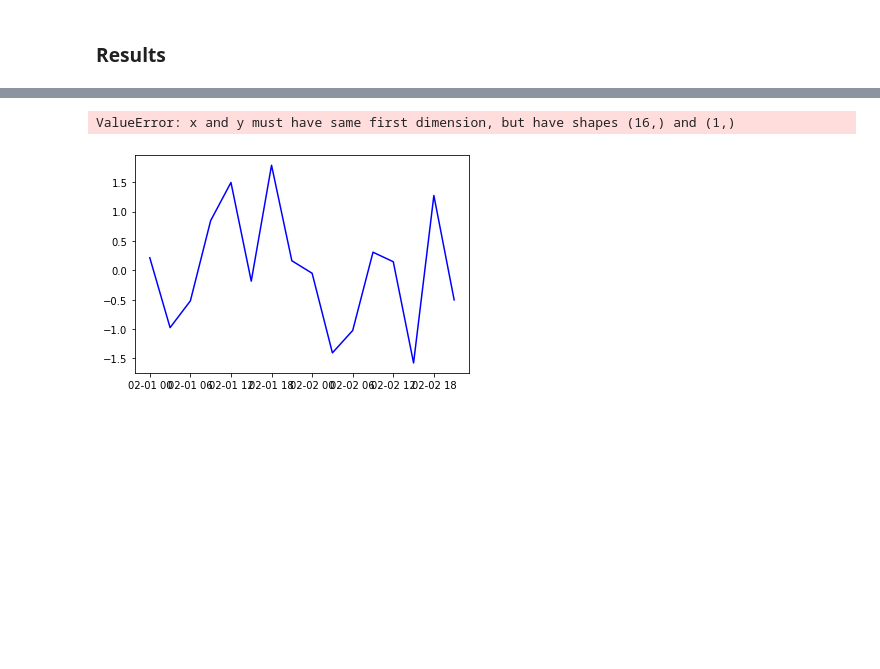
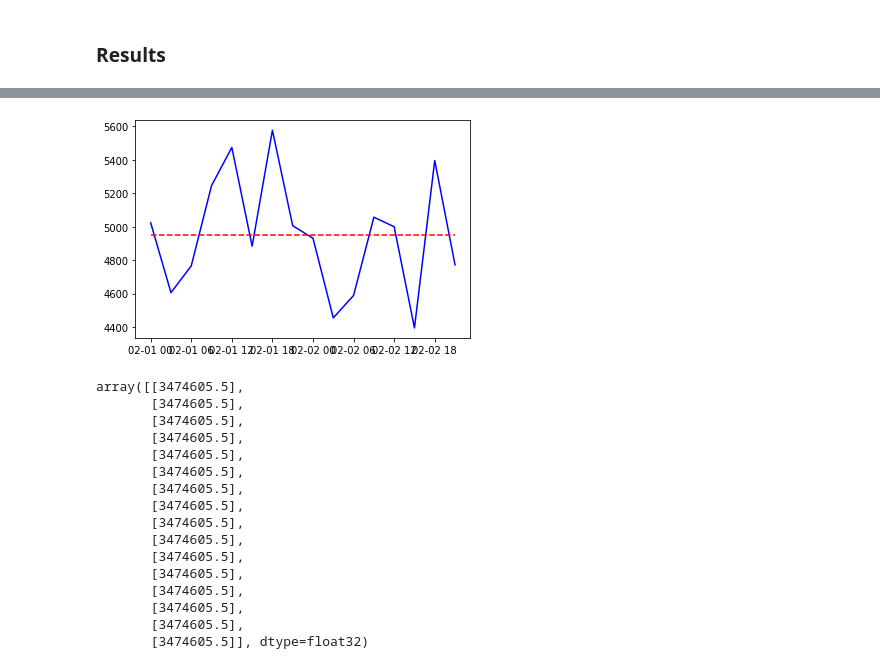
Before and after one commit to NicolasLacroix/data-representation, a Jupyter notebook: notebooks/consumption_prediction.ipynb, the cells around one changed output, grey strips where cells are left out. Saved outputs shown, nothing was run; the diff lists cells and outputs as text; code cells hidden in the pictures; blank space fills up the shorter version.

```diff
--- a/notebooks/consumption_prediction.ipynb
+++ b/notebooks/consumption_prediction.ipynb
@@ -165,16 +156,27 @@ plt.show()
 # %%
 # results
 # gca = get current axis
 ax = plt.gca()
-# dataset values
-# TODO: remove label='Consommaation' ?
-# TODO: specify title
 plt.plot(data_train['Date - Heure'].values, target_data.values, '-', label='True data', color='b')
-plt.plot(data_train['Date - Heure'].values, output.values, '--', label='Predictions', color='r')
+plt.plot(data_train['Date - Heure'].values, output.detach().numpy(), '--', label='Predictions', color='r')
+# plt.plot(data_train['Date - Heure'].values, (output.detach().numpy()+target_data_mean)*target_data_std, '--', label='Predictions', color='r')
 plt.show()
-
-# prediction results
-# TODO: plot prediction results
+(output.detach().numpy()+target_data_mean)*target_data_std
 # %% [output]
+[figure, new version]
-ValueError: x and y must have same first dimension, but have shapes (16,) and (1,)
+array([[3474605.5],
+       [3474605.5],
+       [3474605.5],
+       [3474605.5],
+       [3474605.5],
+       [3474605.5],
+       [3474605.5],
+       [3474605.5],
+       [3474605.5],
+       [3474605.5],
+       [3474605.5],
+       [3474605.5],
+       [3474605.5],
+       [3474605.5],
+       [3474605.5],
+       [3474605.5]], dtype=float32)
-[figure, old version]
```
Also changed, not shown: parts of 9 cells of this notebook.
